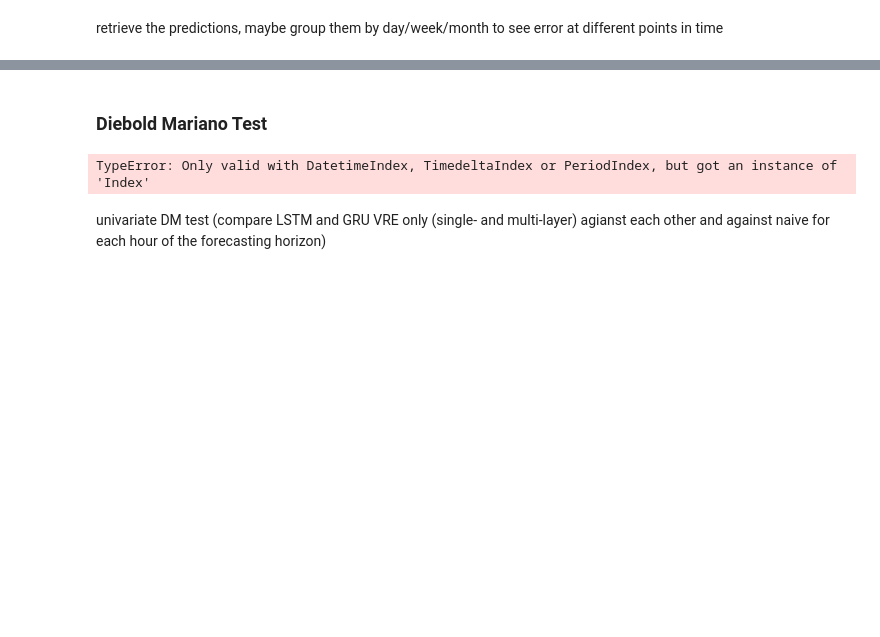
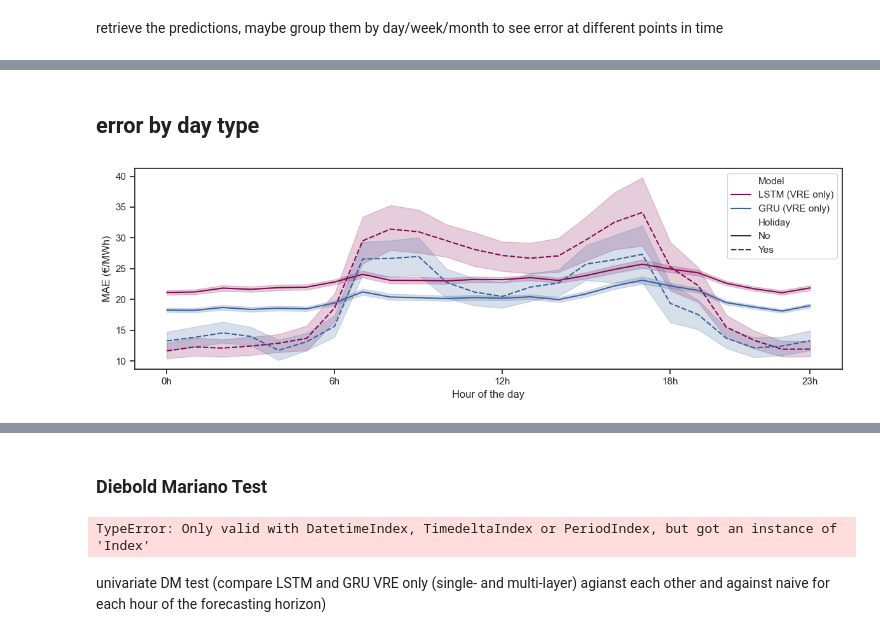
Before and after one commit to valentin-17/epf, a Jupyter notebook: notebooks/other_data_viz.ipynb, the cells around one changed output, grey strips where cells are left out. Drawn from its saved outputs; the diff is of its cells as text; code cells hidden in the pictures; blank space fills up the shorter version.

```diff
--- a/notebooks/other_data_viz.ipynb
+++ b/notebooks/other_data_viz.ipynb
@@ -605,0 +606,46 @@ plt.plot(mean_errors_by_hour_gru)
+# %% [markdown]
+## error by day type
+# %%
+cols = ['lstm_error', 'gru_error']
+
+records = []
+
+for model in cols:
+    for h in range(24):
+        tmp = get_hour_errors(df, model, h)
+        tmp["Model"] = model.split('_')[0].replace('lstm', 'LSTM (VRE only)').replace('gru', 'GRU (VRE only)')
+        records.append(tmp)
+
+holiday_errors = pd.concat(records)
+
+holiday_errors.rename(columns={'target_timestamp':'hour'}, inplace=True)
+holiday_errors['hour'] = holiday_errors['hour'].dt.hour
+de_holidays = holidays.country_holidays('DE', years=[2023,2024])
+# set holiday to 1 if it is a holiday else 0
+holiday_errors['Holiday'] = holiday_errors.index.to_series().apply(lambda x: "Holiday" if x in de_holidays else "No holiday")
+# %%
+season_error_by_holiday = holiday_errors.melt(id_vars=['hour', 'Model', 'Holiday'], value_name='err')
+season_error_by_holiday['Holiday'] = season_error_by_holiday['Holiday'].str.replace('Holiday', 'Yes').str.replace('No holiday', 'No')
+
+palette = {
+    'LSTM (VRE only)': COLORS['magenta'],
+    'GRU (VRE only)': COLORS['blue'],
+}
+
+hue_order = ['LSTM (VRE only)', 'GRU (VRE only)']
+
+sns.set_theme(style="ticks")
+plt.figure(figsize=(12, 4))
+
+sns.lineplot(data=season_error_by_holiday, x='hour', y='err', hue='Model', hue_order=hue_order, palette=palette, style='Holiday', dashes=True)
+
+plt.ylabel('MAE (€/MWh)')
+plt.xlabel('Hour of the day')
+plt.xticks([0, 6, 12, 18, 23], ['0h', '6h', '12h', '18h', '23h'])
+plt.legend()
+plt.tight_layout()
+
+plt.savefig('../reports/figures/mae_by_holiday_sl.pdf', dpi=300, bbox_inches='tight')
+plt.show()
+# %% [output]
+[figure, added]
```
Also changed, not shown: parts of 31 cells of this notebook, 35 other files.
